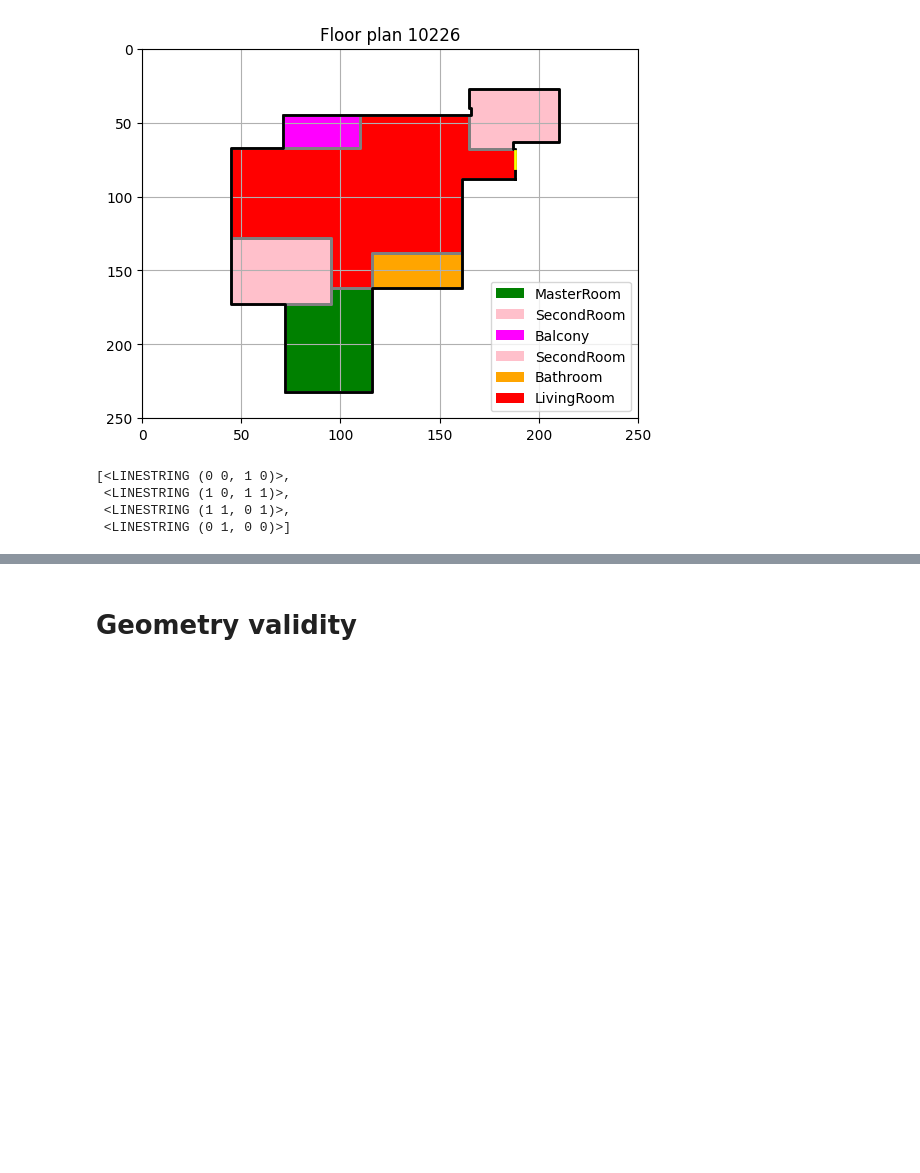
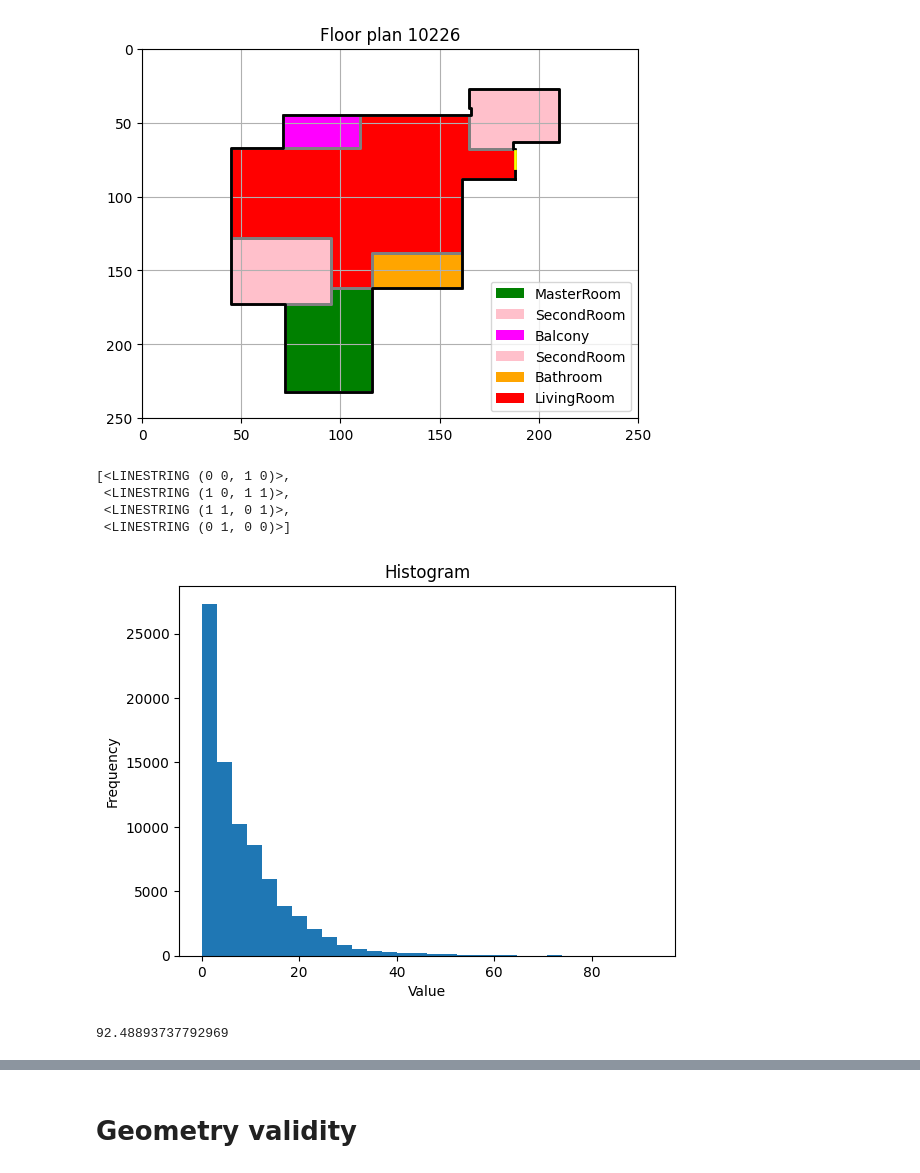
Before and after one commit to PNieck/WhatAComfortableWorld, a Jupyter notebook: data_exploration.ipynb, the cells around one changed output, grey strips where cells are left out. Saved outputs shown, nothing was run; the diff lists cells and outputs as text; code cells hidden in the pictures; blank space fills up the shorter version.

```diff
--- a/data_exploration.ipynb
+++ b/data_exploration.ipynb
@@ -415,3 +421,41 @@ segments
  <LINESTRING (1 0, 1 1)>,
  <LINESTRING (1 1, 0 1)>,
  <LINESTRING (0 1, 0 0)>]
+# %%
+from src.losses.neighborhood_loss import NeighborhoodLoss
+from src.floor_plan_tokenizer import FloorPlanTokenizer
+from src.sequence import to_sequence
+
+import numpy as np
+import torch
+
+n_loss = NeighborhoodLoss("cpu")
+
+losses = np.empty(len(floor_plans))
+tokenizer = FloorPlanTokenizer()
+
+for i, plan in enumerate(floor_plans):
+    seq = to_sequence(plan)
+    seq = ''.join(seq)
+    ids = tokenizer(seq)
+    ids = ids['input_ids']
+    ids = torch.Tensor(ids)
+
+
+    losses[i] = n_loss.ergonomic_loss(ids)
+# %%
+import matplotlib.pyplot as plt
+
+def hist(losses):
+    plt.hist(losses, bins=30)
+    plt.xlabel("Value")
+    plt.ylabel("Frequency")
+    plt.title("Histogram")
+    plt.show()
+
+hist(losses)
+
+print(np.max(losses))
+# %% [output]
+[figure, added]
+92.48893737792969
```
Also changed, not shown: parts of 8 cells of this notebook.
